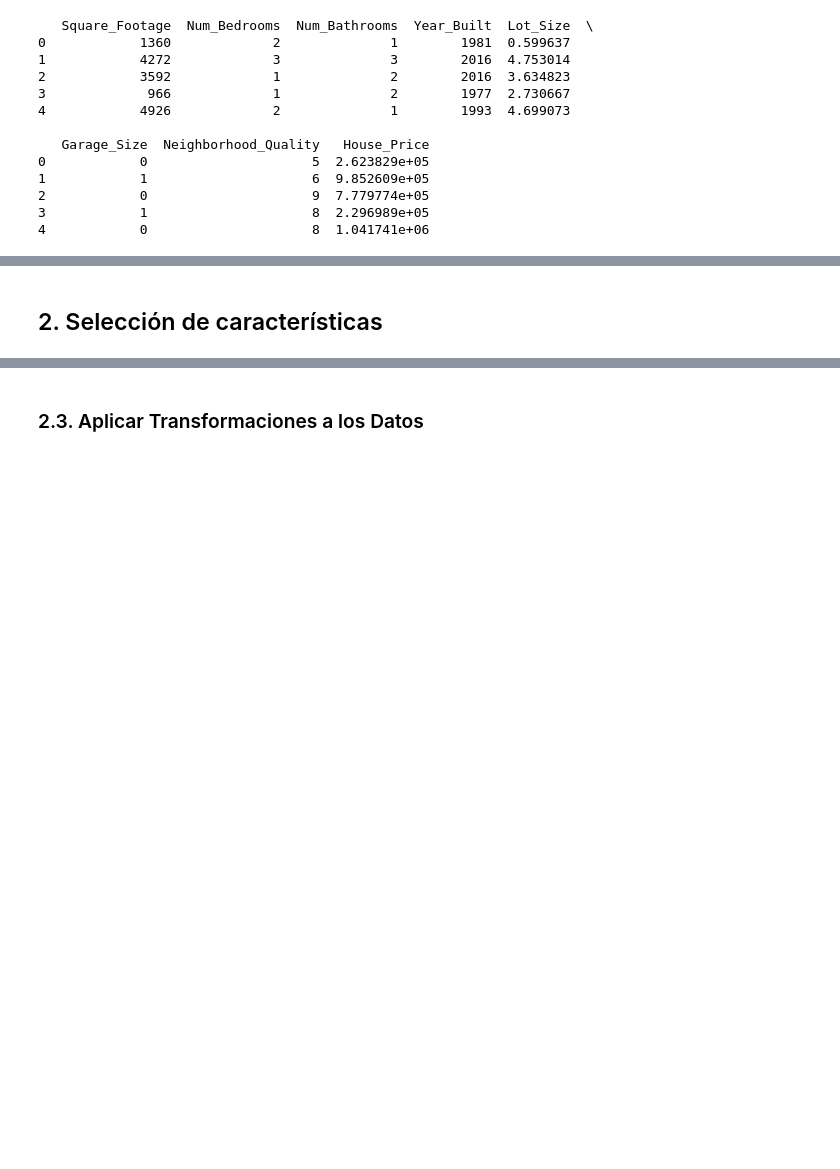
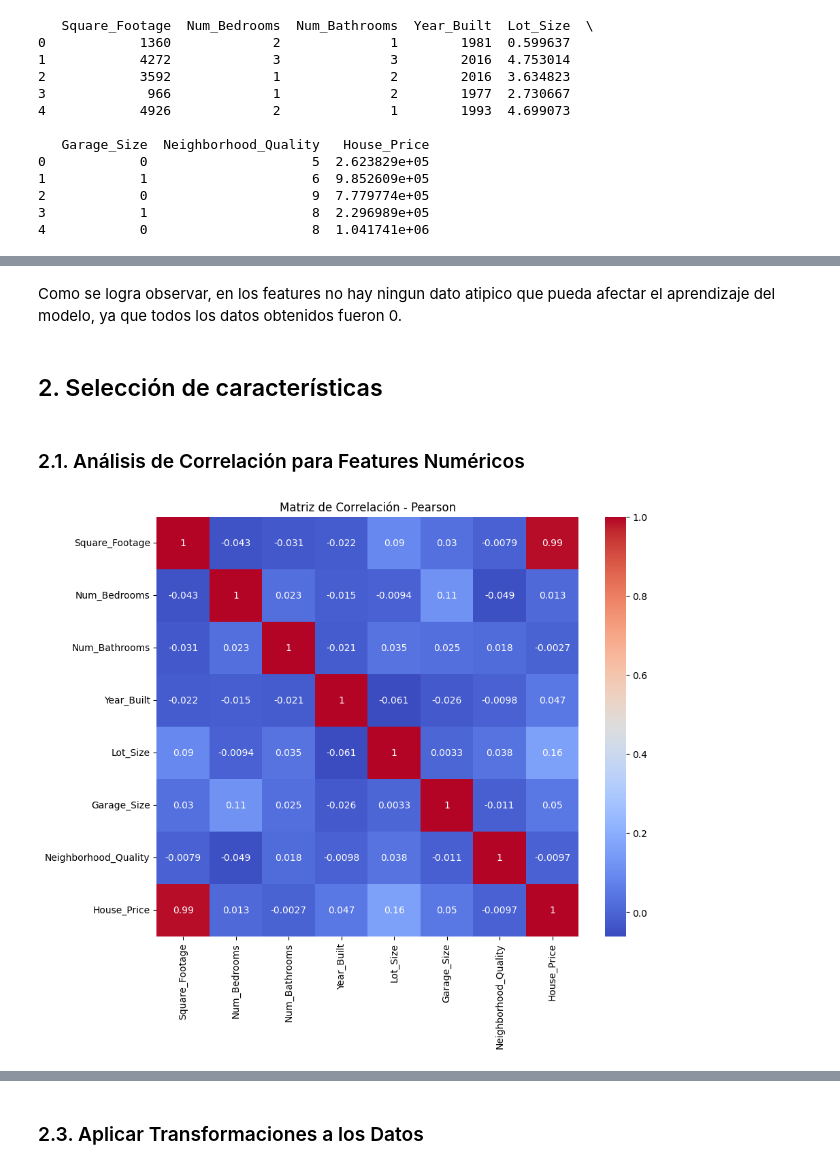
Before and after one commit to XoulEater/Tarea_1_IA, a Jupyter notebook: main.ipynb, the cells around one changed output, grey strips where cells are left out. Drawn from its saved outputs; the diff is of its cells as text; code cells hidden in the pictures; blank space fills up the shorter version.

```diff
--- a/main.ipynb
+++ b/main.ipynb
@@ -139,2 +158,14 @@ plt.show()
+# %% [markdown]
+Como se logra observar, en los features no hay ningun dato atipico que pueda afectar el aprendizaje del modelo, ya que todos los datos obtenidos fueron 0.
 # %% [markdown]
 ## 2. Selección de características
+# %% [markdown]
+### 2.1. Análisis de Correlación para Features Numéricos
+# %%
+correlation_matrix = data.corr(method="spearman") # calcula la matriz de correlación de Spearman
+plt.figure(figsize=(10, 8)) # tamaño de la figura del gráfico de la matriz de correlación de Spearman
+sns.heatmap(correlation_matrix, annot=True, cmap='coolwarm') # grafica la matriz de correlación de Spearman con los coeficientes de correlación
+plt.title('Matriz de Correlación - Pearson') # título del gráfico de la matriz de correlación de Spearman
+plt.show() # muestra el gráfico de la matriz de correlación de Spearman
+# %% [output]
+[figure, added]
```
Also changed, not shown: parts of 41 cells of this notebook.
